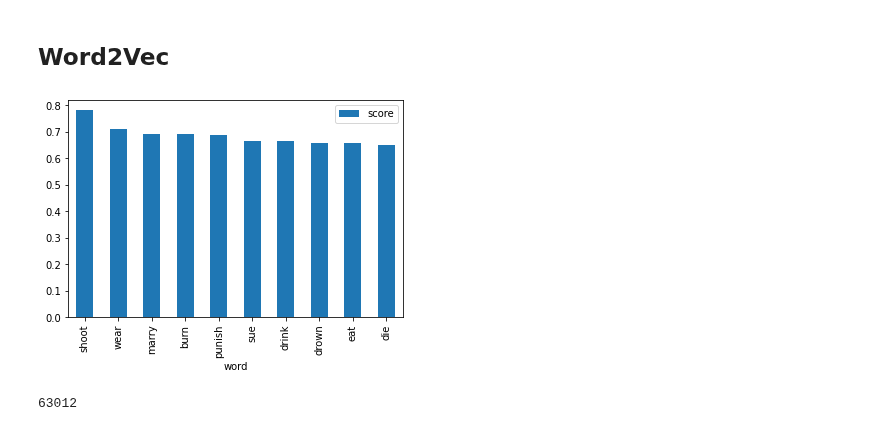
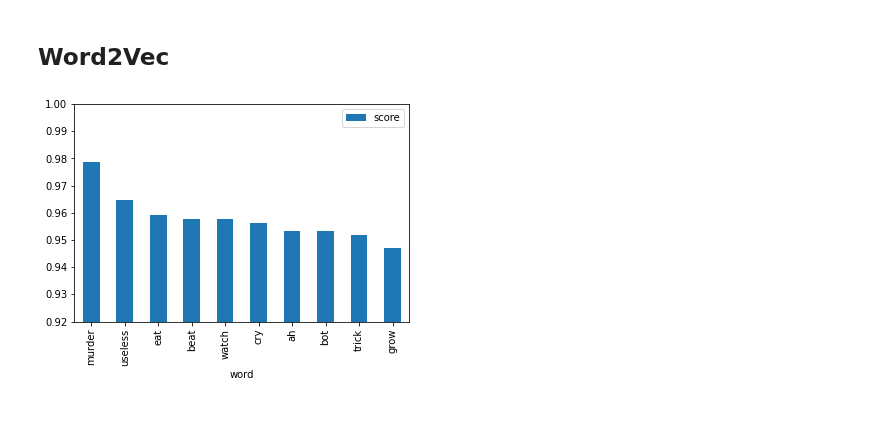
Before and after one commit to orbenishay/Classification, a Jupyter notebook: Toxic_comments_classification.ipynb, the cells around one changed output. Cells and saved outputs as stored; diff of their text form; code cells hidden in the pictures.

```diff
--- a/Toxic_comments_classification.ipynb
+++ b/Toxic_comments_classification.ipynb
@@ -95,7 +92,7 @@ Saving train.csv to train.csv
 # %% [markdown]
 Get the data
 # %%
-traincomments=pd.read_csv('train.csv')
+traincomments=pd.read_csv('train10000.csv')
 # traincomments.head()
 traincomments.info()
 # traincomments.tail()
@@ -346,11 +343,10 @@ model = Word2Vec(sentences, size=100, window=5, min_count=3, workers=4) # train
 # %%
 sims=model.wv.most_similar('kill')
 sims_df=pd.DataFrame(data=sims, columns=['word','score'])
-sims_df.sort_values(by='score',ascending=False).plot.bar('word','score');
+sims_df.sort_values(by='score',ascending=False).plot.bar('word','score',ylim=(0.92,1));
+# def get_related_terms(token, topn=10):
+#     for word, similarity in model.most_similar(positive=[token], topn=topn):
+#         print (word, round(similarity, 3))
 # %% [output]
-[figure, old version]
+[figure, new version]
-# %%
-len(model.wv.vocab) #how many words in the vocabulary
-# %% [output]
-63012
 # %%
```
Also changed, not shown: parts of 24 cells of this notebook.
